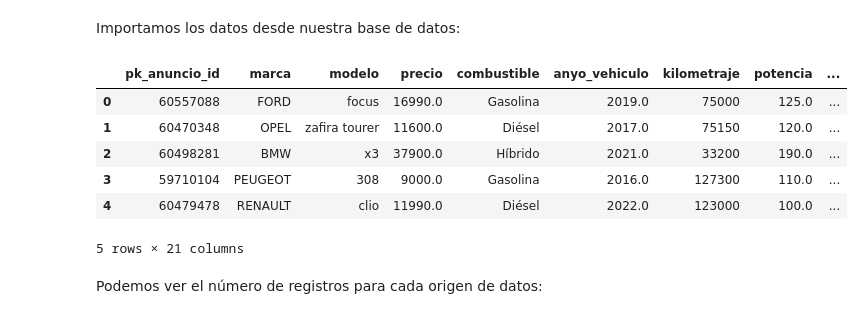
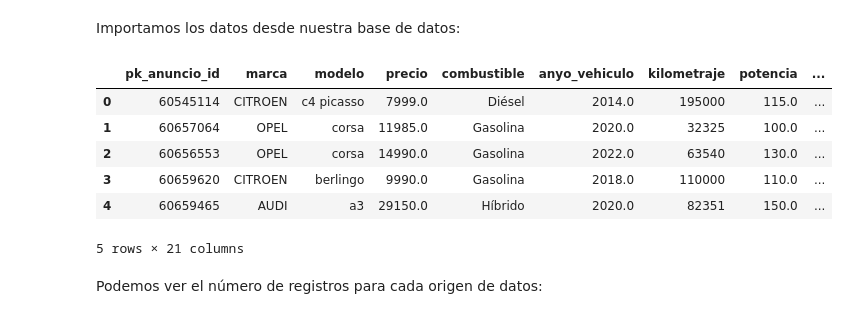
Before and after one commit to pintuchi2/tfm_car_price, a Jupyter notebook: notebooks/ml_car_price_prediction.ipynb, the cells around one changed output. Cells and saved outputs as stored; diff of their text form; code cells hidden in the pictures.

```diff
--- a/notebooks/ml_car_price_prediction.ipynb
+++ b/notebooks/ml_car_price_prediction.ipynb
@@ -31,31 +31,32 @@ colors = ["#d5001c", "#f59908", "#ffcb01", "#969696"]
 # %%
 import sqlite3
 import pandas as pd
 
 con = sqlite3.connect("../include/db_vehiculos.db")
 
 query = """
 SELECT *
 FROM TX_VEHICULOS_SEG_MANO
---where
+where
     --origen_anuncio = 'WebScraping'
     --origen_anuncio = 'dataset kaggle'
     --and marca not in ('BMW', 'VOLKSWAGEN', 'MERCEDES-BENZ', 'AUDI', 'PEUGEOT', 'FORD', 'RENAULT', 'OPEL', 'CITROEN', 'SEAT')
+    marca in ('BMW', 'VOLKSWAGEN', 'MERCEDES-BENZ', 'AUDI', 'PEUGEOT', 'FORD', 'RENAULT', 'OPEL', 'CITROEN', 'SEAT')
 order by
     fecha_carga desc
 ;
 """
 
 df = pd.read_sql_query(query, con)
 
 df.head()
 # %% [output]
 |  | pk_anuncio_id | marca | modelo | precio | combustible | anyo_vehiculo | kilometraje | potencia | ... |
-| 0 | 60557088 | FORD | focus | 16990.0 | Gasolina | 2019.0 | 75000 | 125.0 | ... |
-| 1 | 60470348 | OPEL | zafira tourer | 11600.0 | Diésel | 2017.0 | 75150 | 120.0 | ... |
-| 2 | 60498281 | BMW | x3 | 37900.0 | Híbrido | 2021.0 | 33200 | 190.0 | ... |
-| 3 | 59710104 | PEUGEOT | 308 | 9000.0 | Gasolina | 2016.0 | 127300 | 110.0 | ... |
-| 4 | 60479478 | RENAULT | clio | 11990.0 | Diésel | 2022.0 | 123000 | 100.0 | ... |
+| 0 | 60545114 | CITROEN | c4 picasso | 7999.0 | Diésel | 2014.0 | 195000 | 115.0 | ... |
+| 1 | 60657064 | OPEL | corsa | 11985.0 | Gasolina | 2020.0 | 32325 | 100.0 | ... |
+| 2 | 60656553 | OPEL | corsa | 14990.0 | Gasolina | 2022.0 | 63540 | 130.0 | ... |
+| 3 | 60659620 | CITROEN | berlingo | 9990.0 | Gasolina | 2018.0 | 110000 | 110.0 | ... |
+| 4 | 60659465 | AUDI | a3 | 29150.0 | Híbrido | 2020.0 | 82351 | 150.0 | ... |
 5 rows × 21 columns
 # %% [markdown]
 Podemos ver el número de registros para cada origen de datos:
```
Also changed, not shown: parts of 73 cells of this notebook, 14 other files.
